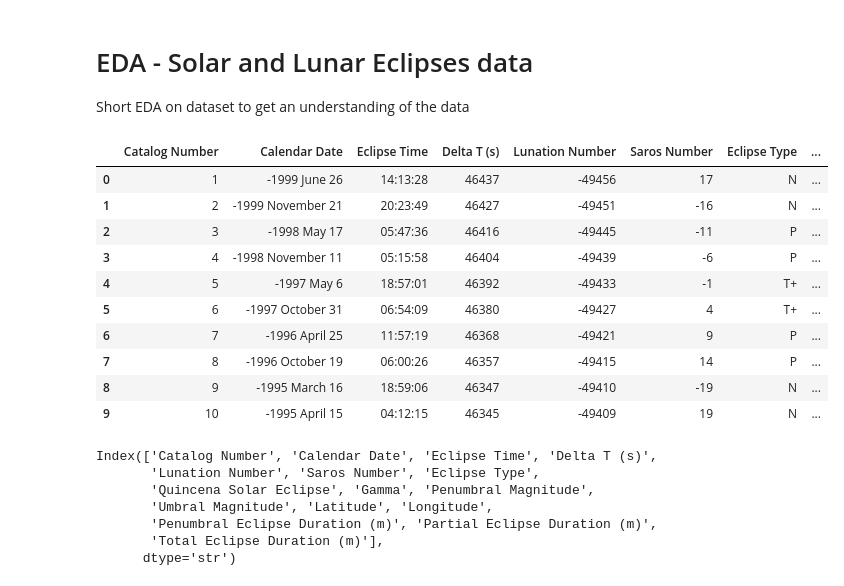
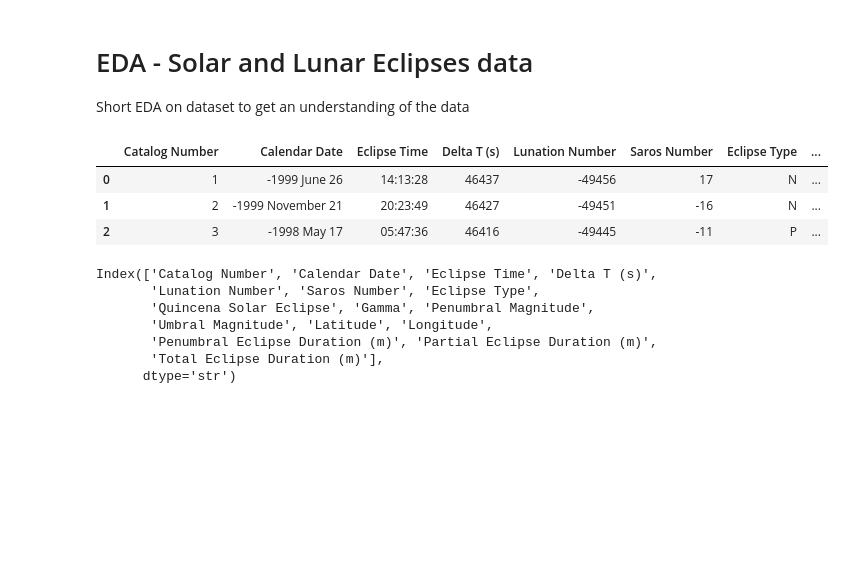
Before and after one commit to Anja-Sche/eClipseBord-FastlyDep_Anja_Scherwall, a Jupyter notebook: EDA/eda_lunar.ipynb, the cells around one changed output. Cells and saved outputs as stored; diff of their text form; code cells hidden in the pictures; blank space fills up the shorter version.

```diff
--- a/eda_lunar.ipynb
+++ b/EDA/eda_lunar.ipynb
@@ -4,21 +4,14 @@ Short EDA on dataset to get an understanding of the data
 # %%
 import pandas as pd
 
 # Read data
 df = pd.read_csv("lunar.csv")
-df.head(10)
+df.head(3)
 # %% [output]
 |  | Catalog Number | Calendar Date | Eclipse Time | Delta T (s) | Lunation Number | Saros Number | Eclipse Type | ... |
 | 0 | 1 | -1999 June 26 | 14:13:28 | 46437 | -49456 | 17 | N | ... |
 | 1 | 2 | -1999 November 21 | 20:23:49 | 46427 | -49451 | -16 | N | ... |
 | 2 | 3 | -1998 May 17 | 05:47:36 | 46416 | -49445 | -11 | P | ... |
-| 3 | 4 | -1998 November 11 | 05:15:58 | 46404 | -49439 | -6 | P | ... |
-| 4 | 5 | -1997 May 6 | 18:57:01 | 46392 | -49433 | -1 | T+ | ... |
-| 5 | 6 | -1997 October 31 | 06:54:09 | 46380 | -49427 | 4 | T+ | ... |
-| 6 | 7 | -1996 April 25 | 11:57:19 | 46368 | -49421 | 9 | P | ... |
-| 7 | 8 | -1996 October 19 | 06:00:26 | 46357 | -49415 | 14 | P | ... |
-| 8 | 9 | -1995 March 16 | 18:59:06 | 46347 | -49410 | -19 | N | ... |
-| 9 | 10 | -1995 April 15 | 04:12:15 | 46345 | -49409 | 19 | N | ... |
 # %%
 # See what columns there are
 df.columns
```
Also changed, not shown: parts of 23 cells of this notebook, 1 other file.
